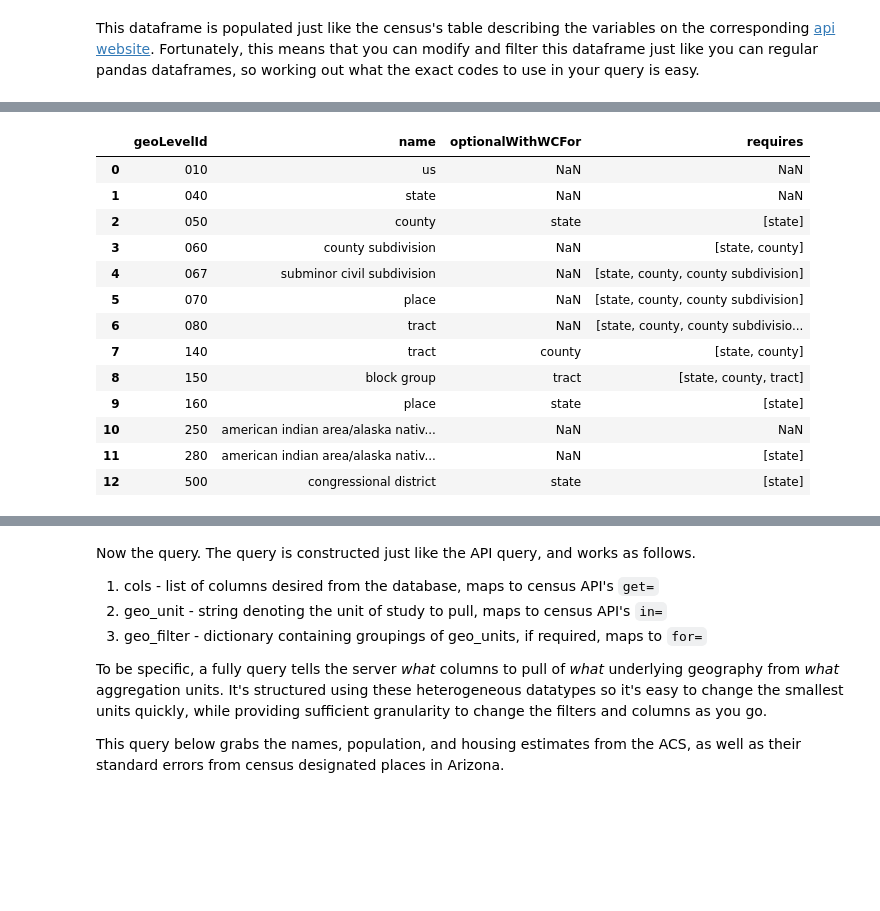
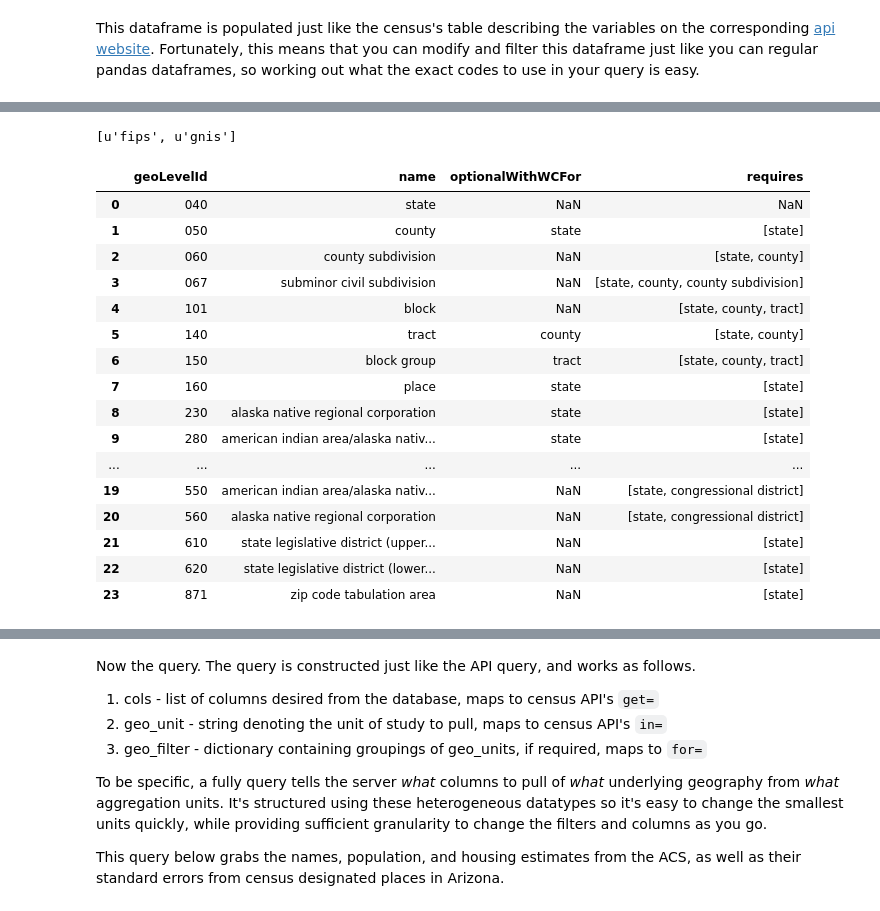
Before and after one commit to cenpy-devs/cenpy, a Jupyter notebook: demo.ipynb, the cells around one changed output, grey strips where cells are left out. Cells and saved outputs as stored; diff of their text form; code cells hidden in the pictures; blank space fills up the shorter version.

Commit message:
fix multi-geographies and update demo

```diff
--- a/demo.ipynb
+++ b/demo.ipynb
@@ -75,17 +91,24 @@ Likewise, the different levels of geographic scale are determined from the metad
 # %%
-conn.geographies
+conn.geographies.keys()
 # %% [output]
-|  | geoLevelId | name | optionalWithWCFor | requires |
-| 0 | 010 | us | NaN | NaN |
-| 1 | 040 | state | NaN | NaN |
-| 2 | 050 | county | state | [state] |
-| 3 | 060 | county subdivision | NaN | [state, county] |
-| 4 | 067 | subminor civil subdivision | NaN | [state, county, county subdivision] |
-| 5 | 070 | place | NaN | [state, county, county subdivision] |
-| 6 | 080 | tract | NaN | [state, county, county subdivisio... |
-| 7 | 140 | tract | county | [state, county] |
-| 8 | 150 | block group | tract | [state, county, tract] |
-| 9 | 160 | place | state | [state] |
-| 10 | 250 | american indian area/alaska nativ... | NaN | NaN |
-| 11 | 280 | american indian area/alaska nativ... | NaN | [state] |
-| 12 | 500 | congressional district | state | [state] |
+[u'fips', u'gnis']
+# %%
+conn.geographies['fips']
+# %% [output]
+|  | geoLevelId | name | optionalWithWCFor | requires |
+| 0 | 040 | state | NaN | NaN |
+| 1 | 050 | county | state | [state] |
+| 2 | 060 | county subdivision | NaN | [state, county] |
+| 3 | 067 | subminor civil subdivision | NaN | [state, county, county subdivision] |
+| 4 | 101 | block | NaN | [state, county, tract] |
+| 5 | 140 | tract | county | [state, county] |
+| 6 | 150 | block group | tract | [state, county, tract] |
+| 7 | 160 | place | state | [state] |
+| 8 | 230 | alaska native regional corporation | state | [state] |
+| 9 | 280 | american indian area/alaska nativ... | state | [state] |
+| ... | ... | ... | ... | ... |
+| 19 | 550 | american indian area/alaska nativ... | NaN | [state, congressional district] |
+| 20 | 560 | alaska native regional corporation | NaN | [state, congressional district] |
+| 21 | 610 | state legislative district (upper... | NaN | [state] |
+| 22 | 620 | state legislative district (lower... | NaN | [state] |
+| 23 | 871 | zip code tabulation area | NaN | [state] |
```
Also changed, not shown: parts of 34 cells of this notebook, 1 other file.
